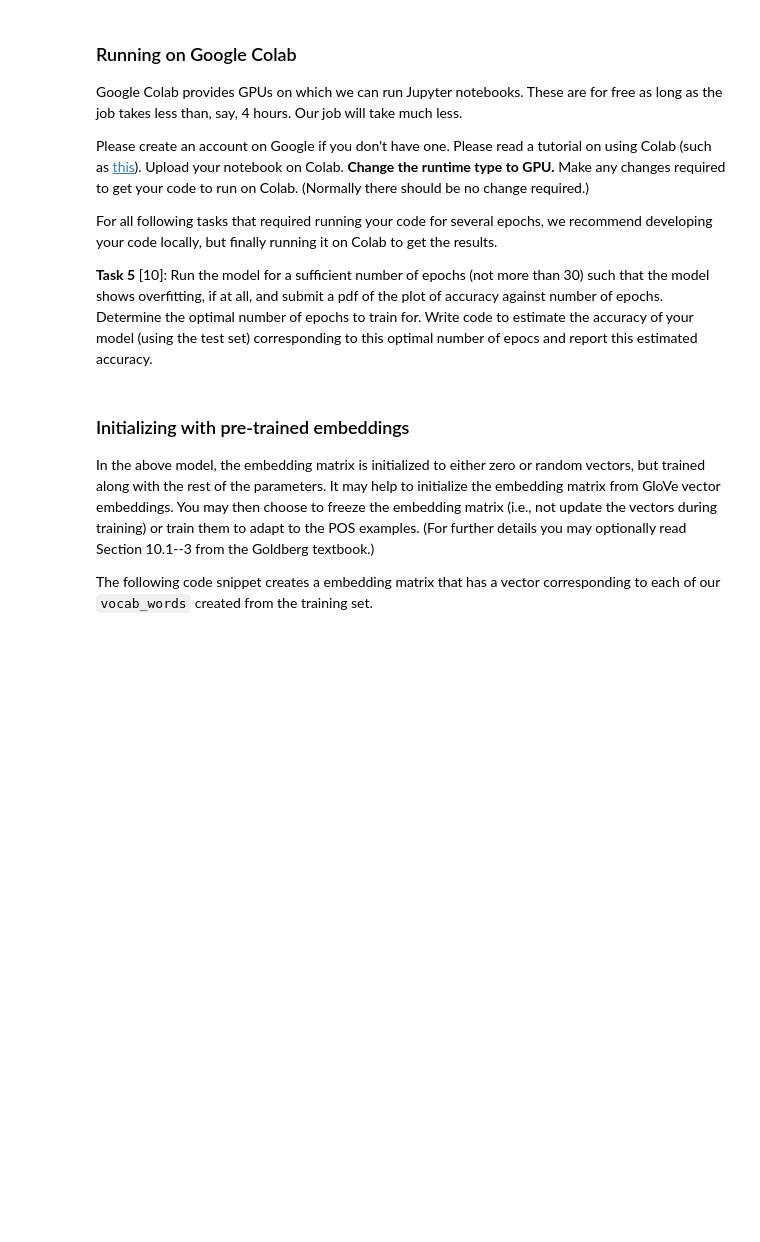
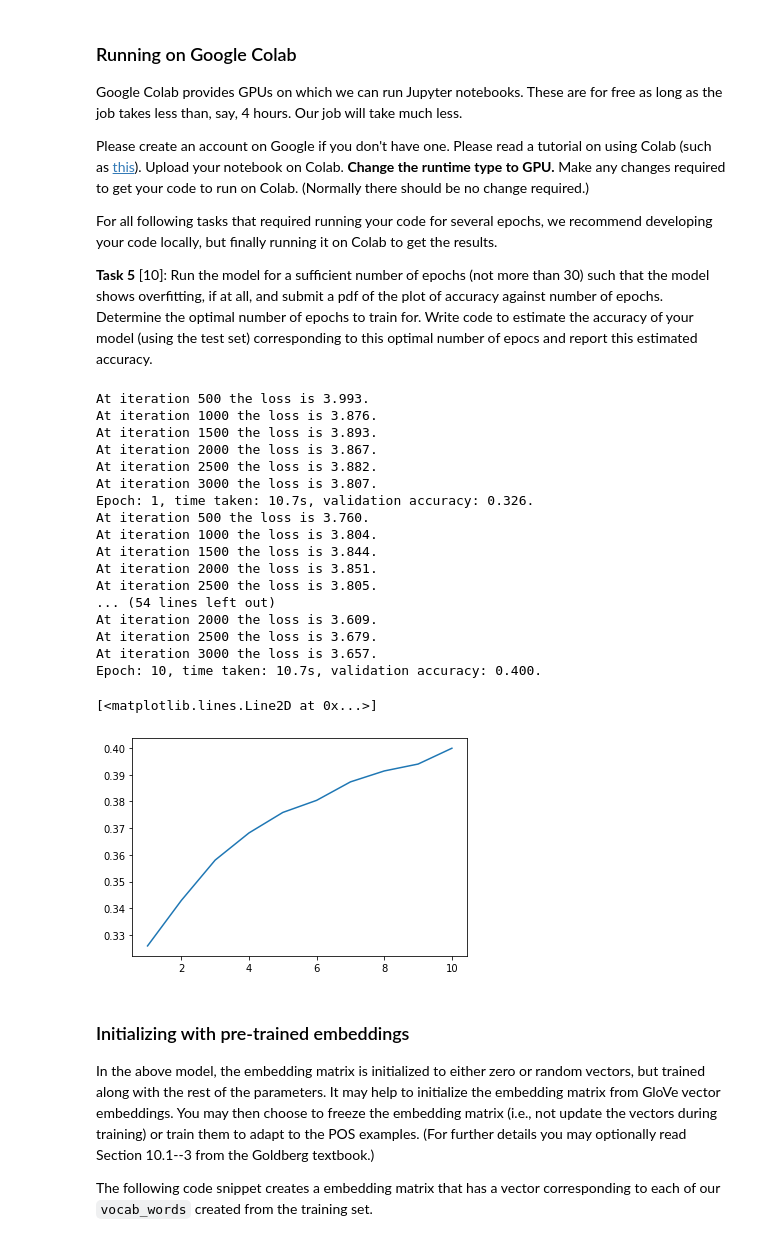
Before and after one commit to advanced-ML-hwrepo/homework_3, a Jupyter notebook: hw3.ipynb, the cells around one changed output. Cells and saved outputs as stored; diff of their text form; code cells hidden in the pictures; blank space fills up the shorter version.

```diff
--- a/hw3.ipynb
+++ b/hw3.ipynb
@@ -323,7 +352,7 @@ model = NNPOSTagger(window_size = WINDOW_SIZE,
                      hidden_dim = 128,
                      output_dim = len(vocab_ud),
                      nonlinearity = nn.Tanh(),
-                     use_glove = False,
+                     use_glove = None,
                      freeze_glove = False).to(device)
 # %% [markdown]
 ### Training an epoch
@@ -339,3 +361,19 @@ def train_an_epoch(dataloader):
+# %%
+loss_function = torch.nn.NLLLoss()
+
+
+def train_an_epoch(dataloader, print_ = True):
+    model.train() # Sets the module in training mode.
+    log_interval = 500
+
+    for idx, (label, text) in enumerate(dataloader):
+        model.zero_grad()
+        log_probs = model(text)
+        loss = loss_function(log_probs, label)
+        loss.backward()
+        optimizer.step()
+        if idx % log_interval == 0 and idx > 0 and print_:
+            print(f'At iteration {idx} the loss is {loss:.3f}.')
 # %% [markdown]
 ### Computing the accuracy
 
@@ -400,6 +458,49 @@ Please create an account on Google if you don't have one.  Please read a tutoria
 For all following tasks that required running your code for several epochs, we recommend developing your code locally, but finally running it on Colab to get the results.
 
 **Task 5** [10]: Run the model for a sufficient number of epochs (not more than 30) such that the model shows overfitting, if at all, and submit a pdf of the plot of accuracy against number of epochs. Determine the optimal number of epochs to train for. Write code to estimate the accuracy of your model (using the test set) corresponding to this optimal number of epocs and report this estimated accuracy.
+# %%
+model = NNPOSTagger(window_size = WINDOW_SIZE,
+                    vocab_size = len(vocab_words),
+                     embedding_dim = 300,
+                     hidden_dim = 128,
+                     output_dim = len(vocab_ud),
+                     nonlinearity = nn.Tanh(),
+                     use_glove = None,
+                     freeze_glove = False).to(device)
+
+EPOCHS = 10 # epoch
+optimizer = torch.optim.Adam(model.parameters(), lr=1e-4)
+
+accuracies=[]
+for epoch in range(1, EPOCHS + 1):
+    epoch_start_time = time.time()
+    train_an_epoch(train_dataloader)
+    accuracy = get_accuracy(valid_dataloader)
+    accuracies.append(accuracy)
+    time_taken = time.time() - epoch_start_time
+    print(f'Epoch: {epoch}, time taken: {time_taken:.1f}s, validation accuracy: {accuracy:.3f}.')
+
+plt.plot(range(1, EPOCHS+1), accuracies)
+# %% [output]
+At iteration 500 the loss is 3.993.
+At iteration 1000 the loss is 3.876.
+At iteration 1500 the loss is 3.893.
+At iteration 2000 the loss is 3.867.
+At iteration 2500 the loss is 3.882.
+At iteration 3000 the loss is 3.807.
+Epoch: 1, time taken: 10.7s, validation accuracy: 0.326.
+At iteration 500 the loss is 3.760.
+At iteration 1000 the loss is 3.804.
+At iteration 1500 the loss is 3.844.
+At iteration 2000 the loss is 3.851.
+At iteration 2500 the loss is 3.805.
+... (54 lines left out)
+At iteration 2000 the loss is 3.609.
+At iteration 2500 the loss is 3.679.
+At iteration 3000 the loss is 3.657.
+Epoch: 10, time taken: 10.7s, validation accuracy: 0.400.
+[<matplotlib.lines.Line2D at 0x...>]
+[figure, added]
 # %% [markdown]
 ### Initializing with pre-trained embeddings
 
```
Also changed, not shown: parts of 18 cells of this notebook.
